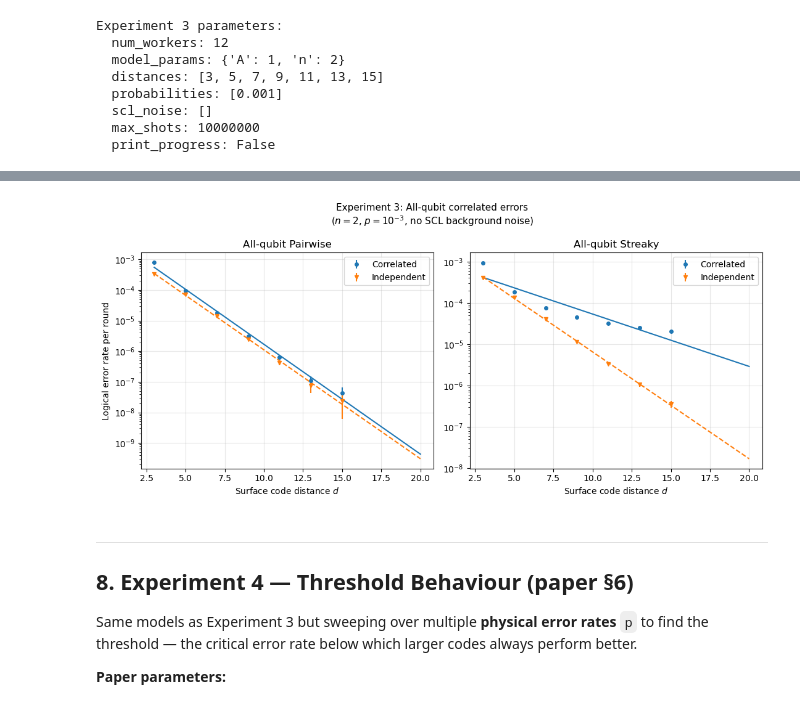
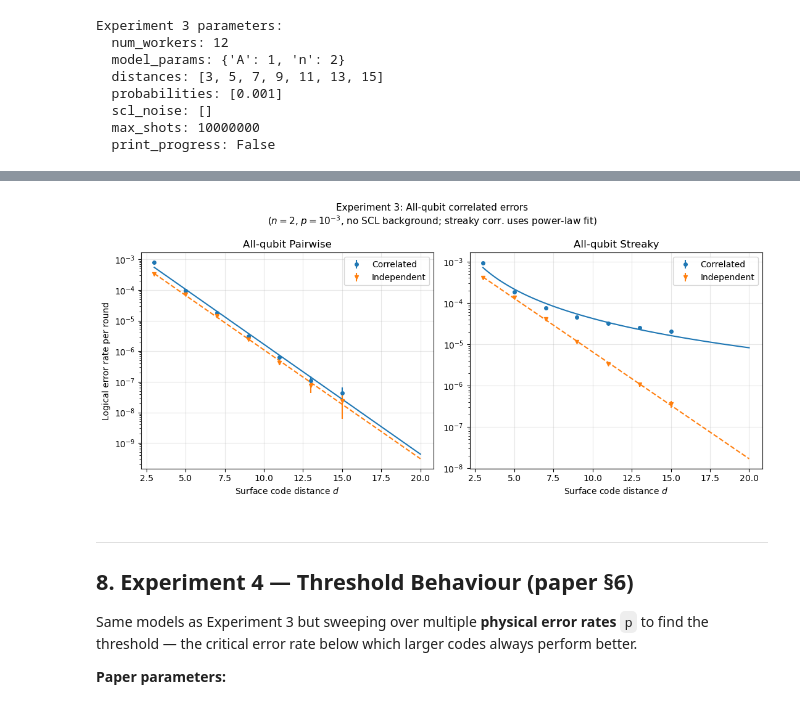
Before and after one commit to DaneshMorales/corrqec, a Jupyter notebook: tutorial.ipynb, the cells around one changed output, grey strips where cells are left out. Cells and saved outputs as stored; diff of their text form; code cells hidden in the pictures.

```diff
--- a/tutorial.ipynb
+++ b/tutorial.ipynb
@@ -767,26 +789,31 @@ Missing: data/saved/experiment2/class1/streak_m_poly_a1ninf_correlated.csv
 # %%
 # Plot Experiment 2: effect of decay exponent n on logical error rate
+# All entries are LongTimeStreakMPoly (streaky correlated), so fits use
+# log(y) = a + b·log(d)  →  y ∝ d^b  (power law), matching the paper's figures.py.
 if exp2_data:
     fig, ax = plt.subplots(figsize=(7, 5))
     colors = plt.cm.viridis(np.linspace(0, 0.9, len(exp2_data)))
     markers = ['o', 's', '^', 'D', 'v']
+    x_fit = np.linspace(3, 20, 100)
+    e = np.e
 
-    for i, (data, label, color, marker) in enumerate(zip(
-        exp2_data, exp2_labels[:len(exp2_data)], colors, markers
-    )):
+    for data, label, color, marker in zip(exp2_data, exp2_labels[:len(exp2_data)], colors, markers):
         x, y, yerr = format_for_plot(data)
         ax.errorbar(x, y, yerr=yerr, label=label, fmt=marker,
                     markersize=5, color=color, capsize=2)
-        coeffs = np.polyfit(x, np.log(y), 1)
-        x_fit = np.linspace(3, 20, 100)
-        ax.plot(x_fit, e ** np.polyval(coeffs, x_fit), color=color, linestyle='--', alpha=0.6)
+        # Power-law fit: log(y) = a + b·log(d)
+        coeffs = np.polyfit(np.log(x), np.log(y), 1)
+        ax.plot(x_fit, e ** (coeffs[1] + coeffs[0] * np.log(x_fit)),
+                color=color, linestyle='--', alpha=0.7)
 
     ax.semilogy()
     ax.grid(True, alpha=0.3)
     ax.set_xlim([0, 20])
     ax.set_xlabel('Surface code distance $d$')
     ax.set_ylabel('Logical error rate per round')
-    ax.set_title('Experiment 2: Effect of decay exponent $n$\n(Streaky syndrome errors, polynomial decay, $p=2\\times10^{-3}$)')
+    ax.set_title('Experiment 2: Effect of decay exponent $n$\n'
+                 '(Streaky syndrome, polynomial decay, $p=2\\times10^{-3}$;\n'
+                 'dashed lines: power-law fits $y \\propto d^b$)')
     ax.legend(title='Decay exponent')
     fig.tight_layout()
     plt.show()
@@ -881,46 +908,57 @@ Running Experiment 3 — Streak (all qubits), independent...
 Done.
 # %%
 # Plot Experiment 3 from saved data
+# Fit convention: streaky correlated → power law (y ∝ d^b); everything else → exponential.
 saved_exp3 = 'data/saved/experiment3'
 
-exp3_corr_pair   = load_correlated(f'{saved_exp3}/pair_all_poly_correlated.csv')
-exp3_indep_pair  = load_independent(f'{saved_exp3}/pair_all_poly_independent.csv')
+exp3_corr_pair    = load_correlated(f'{saved_exp3}/pair_all_poly_correlated.csv')
+exp3_indep_pair   = load_independent(f'{saved_exp3}/pair_all_poly_independent.csv')
 exp3_corr_streak  = load_correlated(f'{saved_exp3}/streak_all_poly_correlated.csv')
 exp3_indep_streak = load_independent(f'{saved_exp3}/streak_all_poly_independent.csv')
 
 fig, axes = plt.subplots(1, 2, figsize=(11, 5))
 e = np.e
+c1, c2 = plt.rcParams['axes.prop_cycle'].by_key()['color'][:2]
+x_fit = np.linspace(3, 20, 100)
 
-c1, c2 = plt.rcParams['axes.prop_cycle'].by_key()['color'][:2]
-
-for ax, corr_data, indep_data, title in zip(
+for ax, corr_data, indep_data, title, streak in zip(
     axes,
     [exp3_corr_pair, exp3_corr_streak],
     [exp3_indep_pair, exp3_indep_streak],
     ['All-qubit Pairwise', 'All-qubit Streaky'],
+    [False, True],
 ):
     xc, yc, eyc = format_for_plot(corr_data)
     xi, yi, eyi = format_for_plot(indep_data)
 
     ax.errorbar(xc, yc, yerr=eyc, label='Correlated', fmt='o', markersize=4, color=c1)
     ax.errorbar(xi, yi, yerr=eyi, label='Independent', fmt='v', markersize=4, color=c2)
 
-    x_fit = np.linspace(3, 20, 100)
-    ax.plot(x_fit, e ** np.polyval(np.polyfit(xc, np.log(yc), 1), x_fit), color=c1)
-    ax.plot(x_fit, e ** np.polyval(np.polyfit(xi, np.log(yi), 1), x_fit), color=c2, linestyle='--')
+    # Independent: exponential fit
+    ax.plot(x_fit, e ** np.polyval(np.polyfit(xi, np.log(yi), 1), x_fit),
+            color=c2, linestyle='--')
+
+    if streak:
+        # Streaky correlated: power-law fit
+        coeffs = np.polyfit(np.log(xc), np.log(yc), 1)
+        ax.plot(x_fit, e ** (coeffs[1] + coeffs[0] * np.log(x_fit)), color=c1)
+    else:
+        # Pairwise correlated: exponential fit
+        ax.plot(x_fit, e ** np.polyval(np.polyfit(xc, np.log(yc), 1), x_fit), color=c1)
 
     ax.semilogy()
     ax.grid(True, alpha=0.3)
     ax.set_xlabel('Surface code distance $d$')
     ax.set_title(title)
     ax.legend()
 
 axes[0].set_ylabel('Logical error rate per round')
-fig.suptitle('Experiment 3: All-qubit correlated errors\n($n=2$, $p=10^{-3}$, no SCL background noise)', fontsize=11)
+fig.suptitle('Experiment 3: All-qubit correlated errors\n'
+             '($n=2$, $p=10^{-3}$, no SCL background; streaky corr. uses power-law fit)', fontsize=11)
 fig.tight_layout()
 plt.show()
 # %% [output]
-[figure, old version]
+[figure, new version]
 # %% [markdown]
 ---
 ## 8. Experiment 4 — Threshold Behaviour (paper §6)
```
Also changed, not shown: parts of 10 cells of this notebook, 3 other files.
